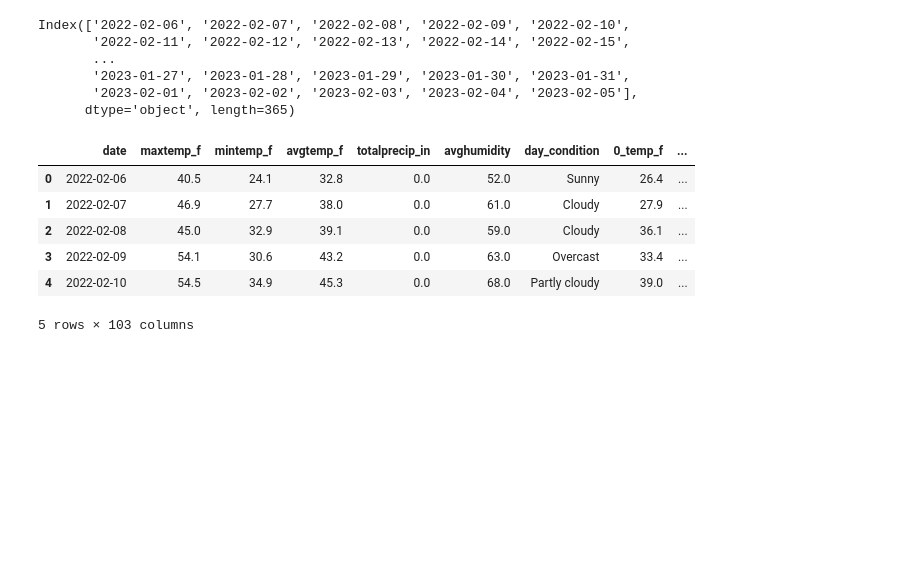
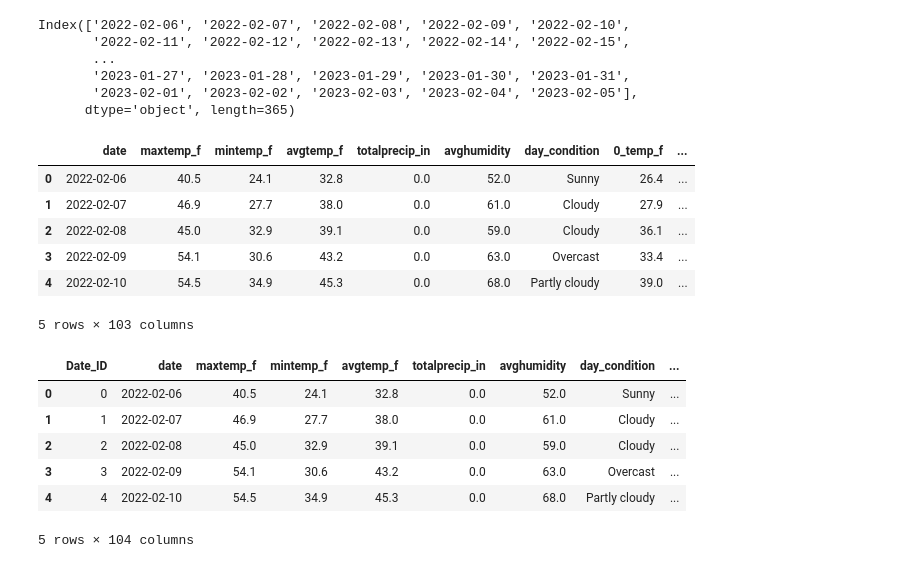
Before and after one commit to b-wild/Project_One_Group_2, a Jupyter notebook: weather.ipynb, the cells around one changed output. Saved outputs shown, nothing was run; the diff lists cells and outputs as text; code cells hidden in the pictures; blank space fills up the shorter version.

Commit message:
amended weather_ipynb and exported weather data by hour

```diff
--- a/weather.ipynb
+++ b/weather.ipynb
@@ -181,3 +181,16 @@ dc_weather_df.head()
 # %%
 # Export the weather data into a csv
 dc_weather_df.to_csv("output_data/dc_weather.csv", index_label="Date_ID")
+# %%
+# Open dc_weather.csv file
+file = "output_data/dc_weather.csv"
+weather_df = pd.read_csv(file)
+weather_df.head()
+# %% [output]
+|  | Date_ID | date | maxtemp_f | mintemp_f | avgtemp_f | totalprecip_in | avghumidity | day_condition | ... |
+| 0 | 0 | 2022-02-06 | 40.5 | 24.1 | 32.8 | 0.0 | 52.0 | Sunny | ... |
+| 1 | 1 | 2022-02-07 | 46.9 | 27.7 | 38.0 | 0.0 | 61.0 | Cloudy | ... |
+| 2 | 2 | 2022-02-08 | 45.0 | 32.9 | 39.1 | 0.0 | 59.0 | Cloudy | ... |
+| 3 | 3 | 2022-02-09 | 54.1 | 30.6 | 43.2 | 0.0 | 63.0 | Overcast | ... |
+| 4 | 4 | 2022-02-10 | 54.5 | 34.9 | 45.3 | 0.0 | 68.0 | Partly cloudy | ... |
+5 rows × 104 columns
```
Also changed, not shown: parts of 2 cells of this notebook, 1 other file.
